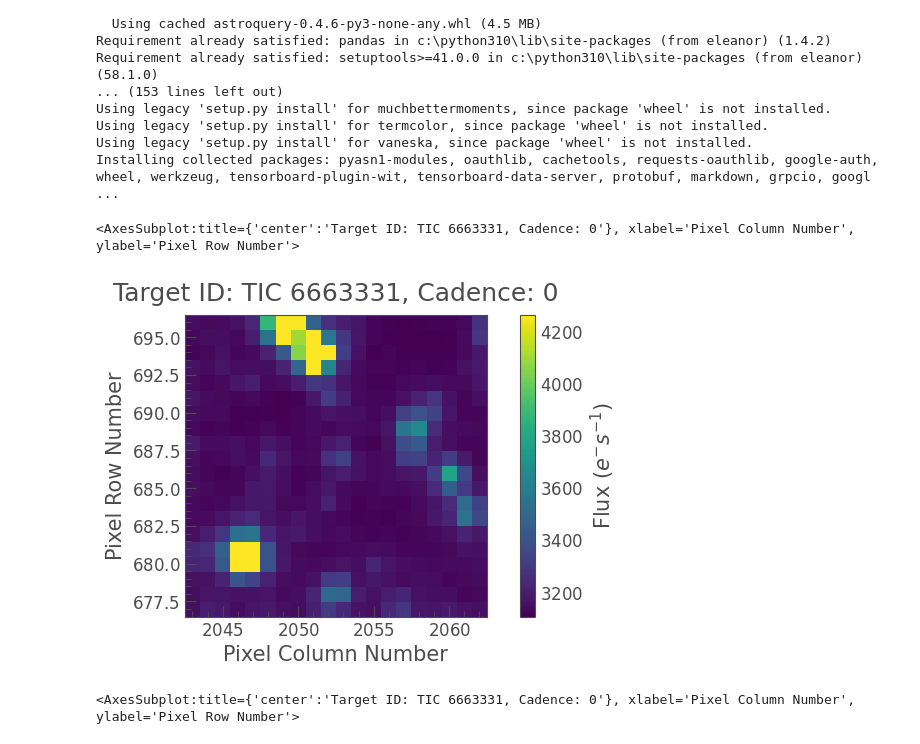
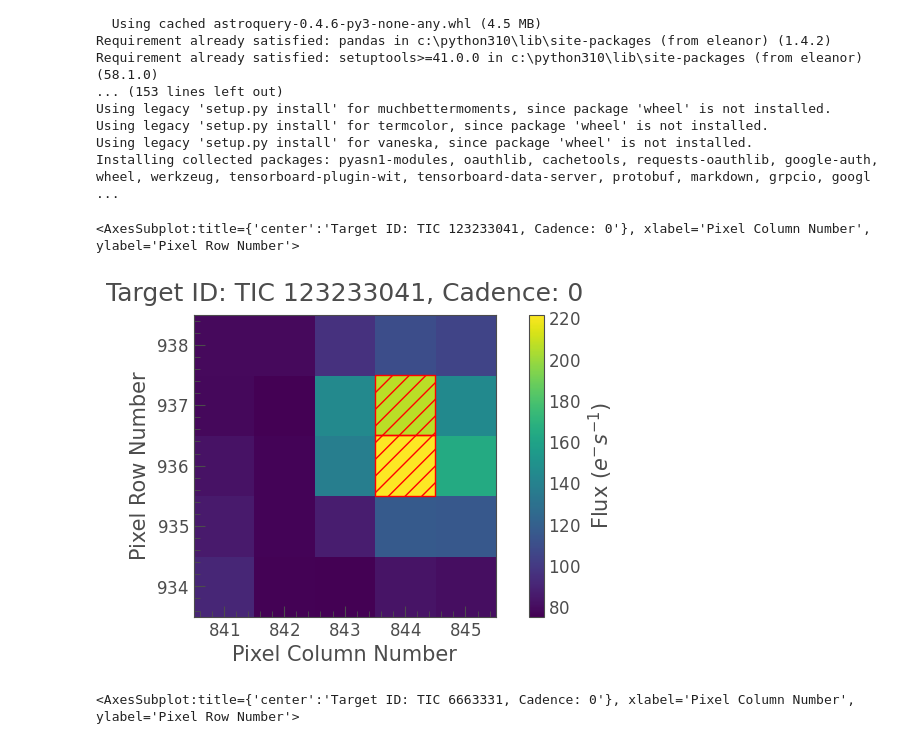
Before and after one commit to HarritonResearchLab/sunnyhills, a Jupyter notebook: personal_epochs/veronica/june/cutouts.ipynb, the cells around one changed output. Saved outputs shown, nothing was run; the diff lists cells and outputs as text; code cells hidden in the pictures.

```diff
--- a/personal_epochs/veronica/june/cutouts.ipynb
+++ b/personal_epochs/veronica/june/cutouts.ipynb
@@ -27,13 +28,15 @@ Using legacy 'setup.py install' for termcolor, since package 'wheel' is not inst
 Using legacy 'setup.py install' for vaneska, since package 'wheel' is not installed.
 Installing collected packages: pyasn1-modules, oauthlib, cachetools, requests-oauthlib, google-auth, wheel, werkzeug, tensorboard-plugin-wit, tensorboard-data-server, protobuf, markdown, grpcio, googl ...
 # %%
-result = lk.search_tesscut('TIC 6663331')
-tpf = result.download(cutout_size=20)
+result = lk.search_tesscut('TIC 123233041')
+tpf = result.download(cutout_size=5)
+# %%
+aperture_mask = tpf.create_threshold_mask(threshold=5)
 # %%
-tpf.plot()
+tpf.plot(aperture_mask=aperture_mask)
 # %% [output]
-<AxesSubplot:title={'center':'Target ID: TIC 6663331, Cadence: 0'}, xlabel='Pixel Column Number', ylabel='Pixel Row Number'>
+<AxesSubplot:title={'center':'Target ID: TIC 123233041, Cadence: 0'}, xlabel='Pixel Column Number', ylabel='Pixel Row Number'>
-[figure, old version]
+[figure, new version]
 # %%
 result = lk.search_tesscut('TIC 6663331')
 tpf = result.download(cutout_size=10)
```
Also changed, not shown: parts of 5 cells of this notebook, 2 other files.
